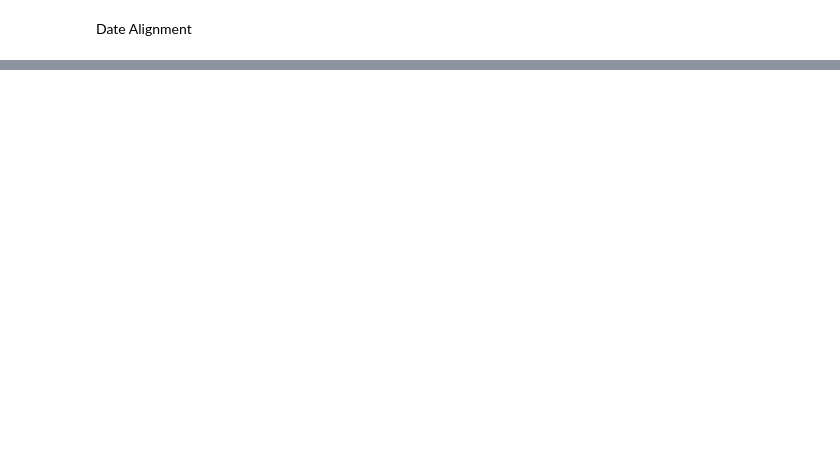
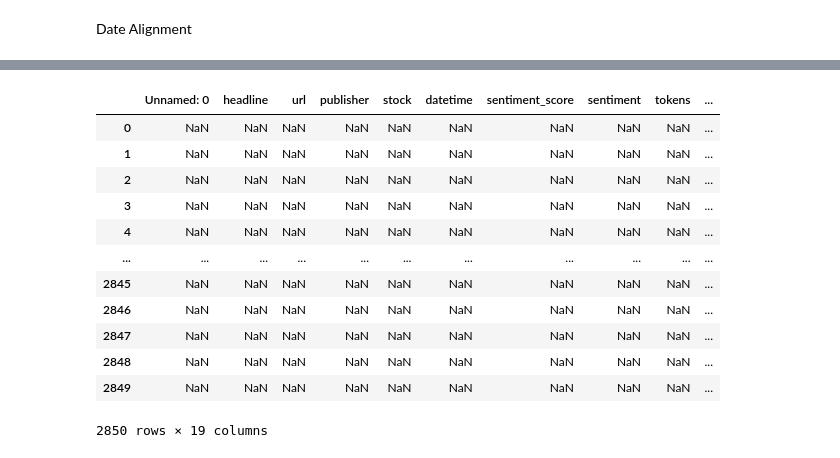
Before and after one commit to Amanzlastt/kifyaw1, a Jupyter notebook: notebooks/task-3.ipynb, the cells around one changed output, grey strips where cells are left out. Cells and saved outputs as stored; diff of their text form; code cells hidden in the pictures; blank space fills up the shorter version.

```diff
--- a/notebooks/task-3.ipynb
+++ b/notebooks/task-3.ipynb
@@ -40,0 +34,3 @@ dtype: object
+# %%
+df_merged = pd.merge(df_trans_apple, df_apple, on='Date', how='right')
+df_merged.info()
@@ -40,0 +76,37 @@ dtype: object
+# %%
+
+
+
+# str_cols = df_merged.select_dtypes(include=['object']).columns
+# int_cols = df_merged.select_dtypes(include=['float64']).columns
+
+df_merged['topic']= df_merged['topic'].fillna(df_merged['topic'].mean())
+df_merged['High']= df_merged['High'].fillna(df_merged['High'].mean())
+df_merged['Low']= df_merged['Low'].fillna(df_merged['Low'].mean())
+df_merged['Close']= df_merged['Close'].fillna(df_merged['Close'].mean())
+df_merged['Open']= df_merged['Open'].fillna(df_merged['Open'].mean())
+df_merged['Adj Close']= df_merged['Adj Close'].fillna(df_merged['Adj Close'].mean())
+df_merged['Volume']= df_merged['Volume'].fillna(df_merged['Volume'].mean())
+df_merged['Dividends']= df_merged['Dividends'].fillna(df_merged['Dividends'].mean())
+df_merged['Stock Splits']= df_merged['Stock Splits'].fillna(df_merged['Stock Splits'].mean())
+df_merged['sentiment_score']= df_merged['sentiment_score'].fillna(df_merged['sentiment_score'].mean())
+
+
+df_merged['headline'] = df_merged['headline'].fillna(df_merged['headline'].mode())
+df_merged['url'] = df_merged['url'].fillna(df_merged['url'].mode())
+df_merged['publisher'] = df_merged['publisher'].fillna(df_merged['publisher'].mode())
+df_merged.drop("date", axis=1)
+# %% [output]
+|  | Unnamed: 0 | headline | url | publisher | stock | datetime | sentiment_score | sentiment | tokens | ... |
+| 0 | NaN | NaN | NaN | NaN | NaN | NaN | NaN | NaN | NaN | ... |
+| 1 | NaN | NaN | NaN | NaN | NaN | NaN | NaN | NaN | NaN | ... |
+| 2 | NaN | NaN | NaN | NaN | NaN | NaN | NaN | NaN | NaN | ... |
+| 3 | NaN | NaN | NaN | NaN | NaN | NaN | NaN | NaN | NaN | ... |
+| 4 | NaN | NaN | NaN | NaN | NaN | NaN | NaN | NaN | NaN | ... |
+| ... | ... | ... | ... | ... | ... | ... | ... | ... | ... | ... |
+| 2845 | NaN | NaN | NaN | NaN | NaN | NaN | NaN | NaN | NaN | ... |
+| 2846 | NaN | NaN | NaN | NaN | NaN | NaN | NaN | NaN | NaN | ... |
+| 2847 | NaN | NaN | NaN | NaN | NaN | NaN | NaN | NaN | NaN | ... |
+| 2848 | NaN | NaN | NaN | NaN | NaN | NaN | NaN | NaN | NaN | ... |
+| 2849 | NaN | NaN | NaN | NaN | NaN | NaN | NaN | NaN | NaN | ... |
+2850 rows × 19 columns
```
Also changed, not shown: parts of 9 cells of this notebook.
